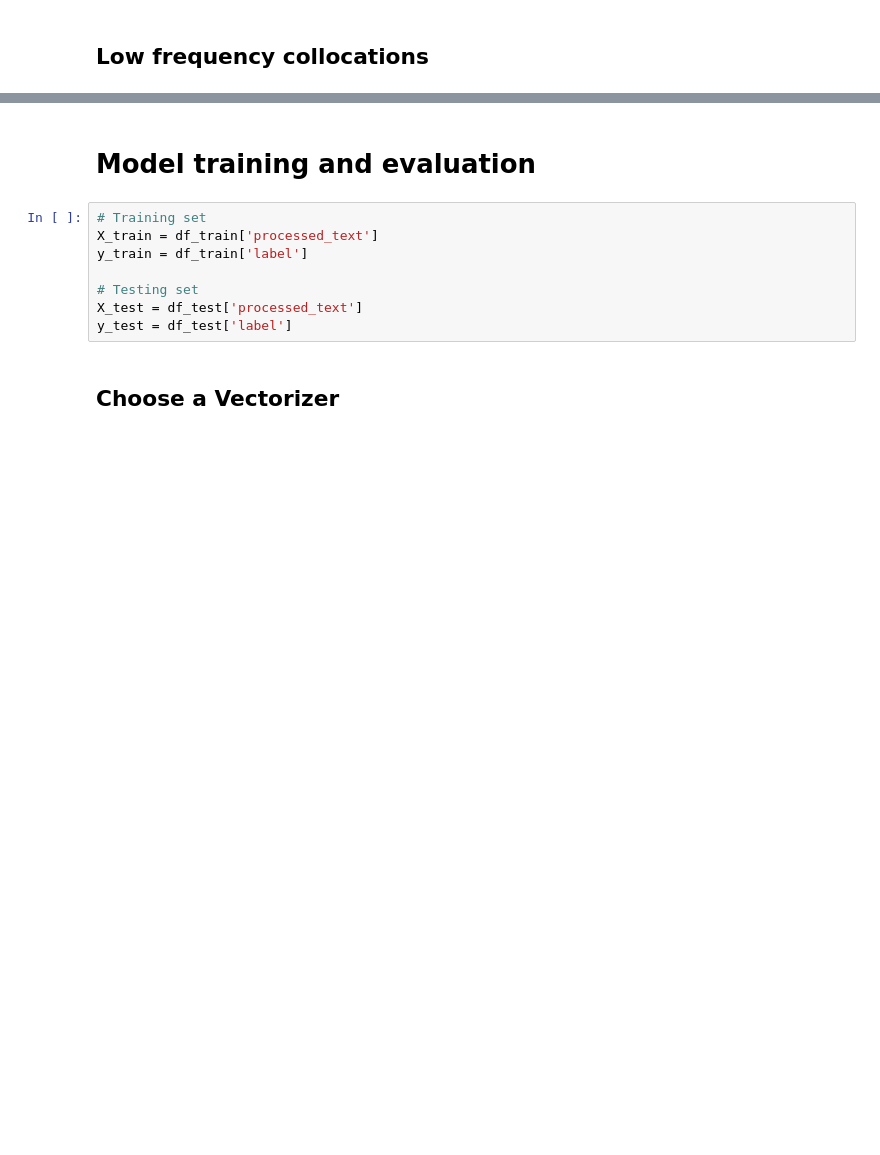
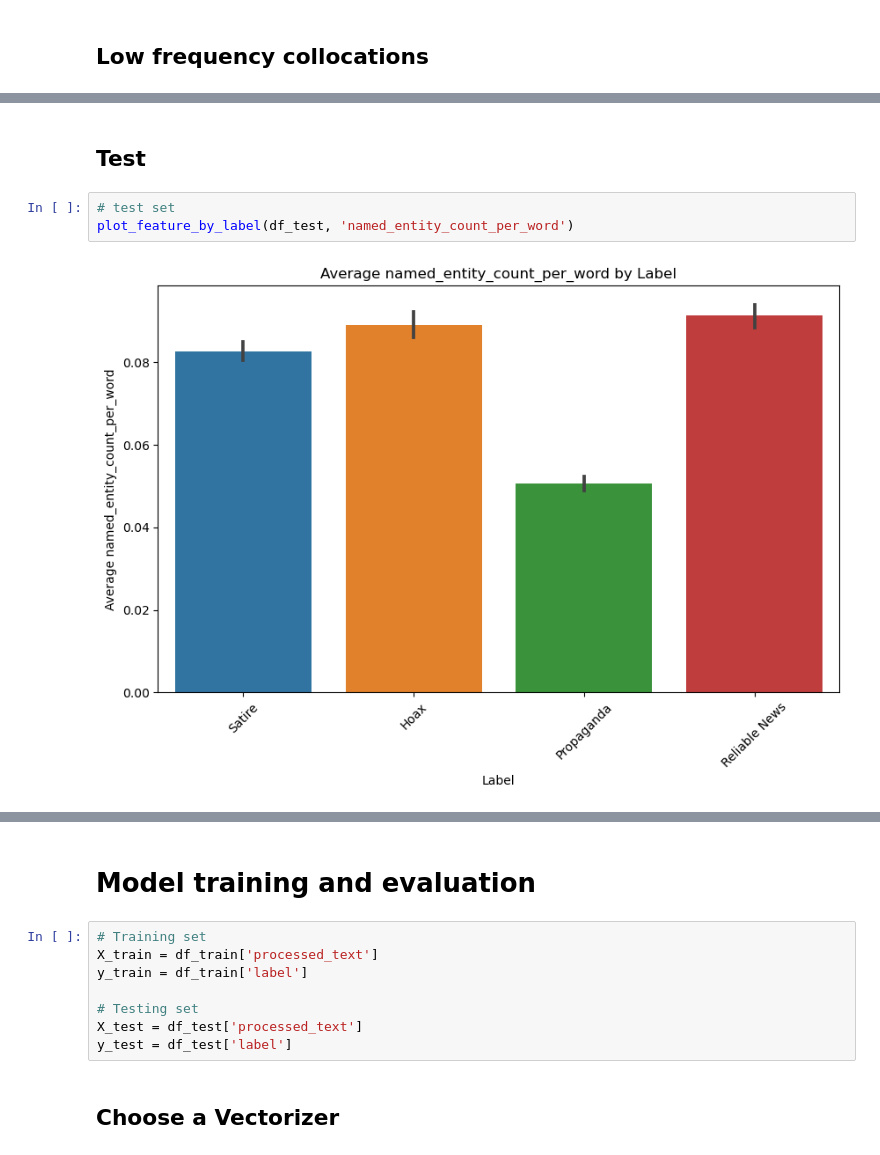
Before and after one commit to CS4248-Team46/CS4248_Group_46_project, a Jupyter notebook: LUN.ipynb, the cells around one changed output, grey strips where cells are left out. Drawn from its saved outputs; the diff is of its cells as text; blank space fills up the shorter version.

```diff
--- a/LUN.ipynb
+++ b/LUN.ipynb
@@ -397,0 +487,7 @@ np.save('test_semantic_dispersion.npy', test_sem_dis)
+# %% [markdown]
+## Test
+# %%
+# test set
+plot_feature_by_label(df_test, 'named_entity_count_per_word')
+# %% [output]
+[figure, added]
```
Also changed, not shown: parts of 61 cells of this notebook, 41 other files.
